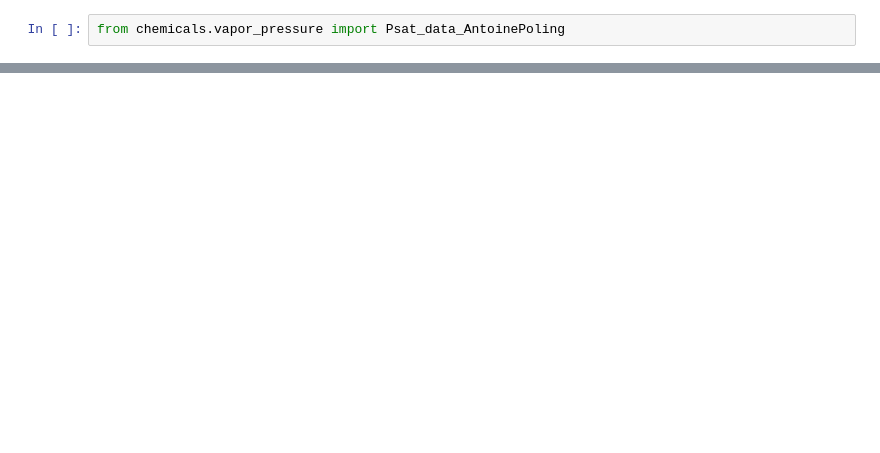
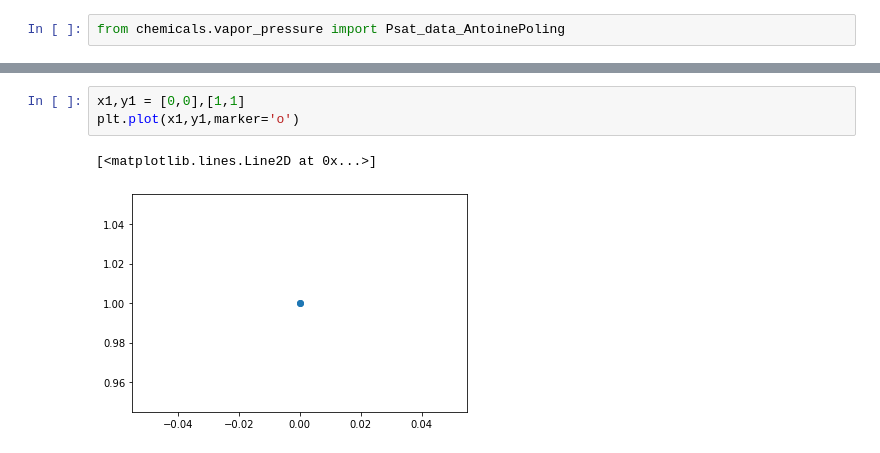
Before and after one commit to anxosanchez/cheel, a Jupyter notebook: Diagrama_P_x_y.ipynb, the cells around one changed output, grey strips where cells are left out. Cells and saved outputs as stored; diff of their text form; blank space fills up the shorter version.

```diff
--- a/Diagrama_P_x_y.ipynb
+++ b/Diagrama_P_x_y.ipynb
@@ -96,0 +78,6 @@ plt.title("T-xy")
+# %%
+x1,y1 = [0,0],[1,1]
+plt.plot(x1,y1,marker='o')
+# %% [output]
+[<matplotlib.lines.Line2D at 0x...>]
+[figure, added]
```
Also changed, not shown: parts of 42 cells of this notebook.
